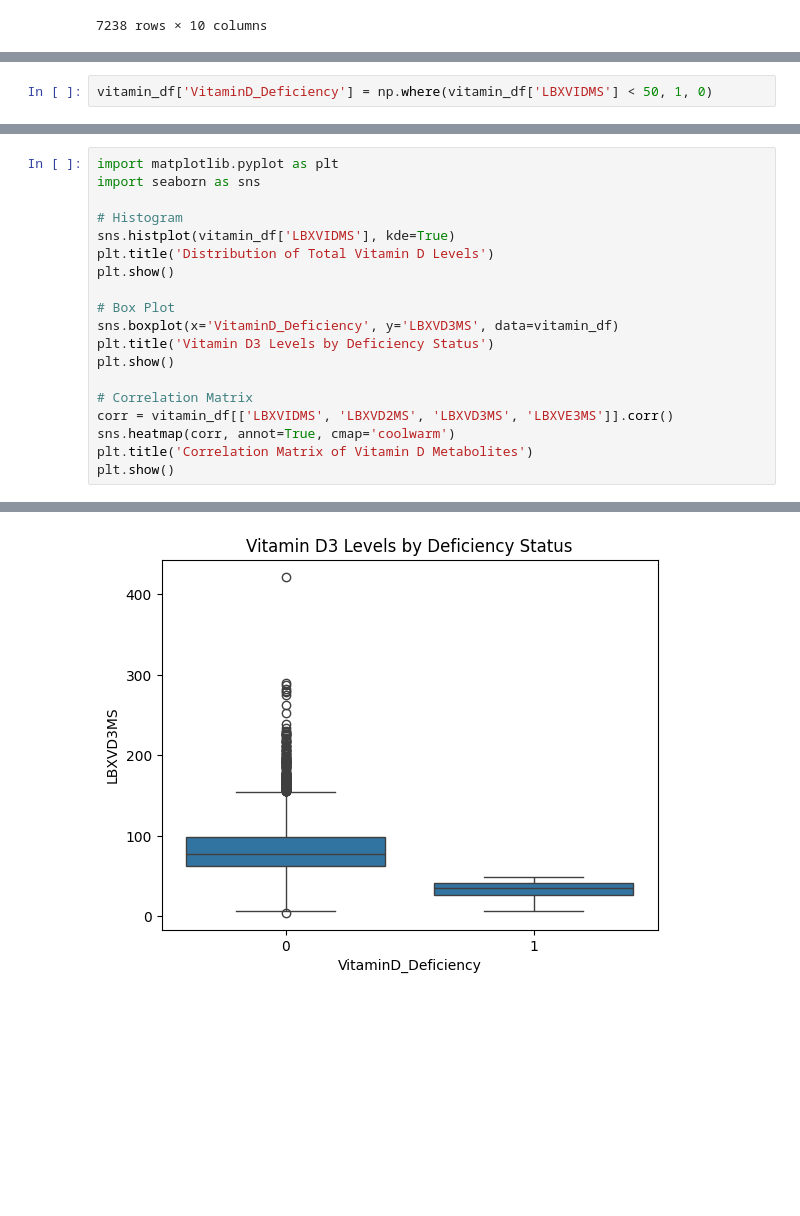
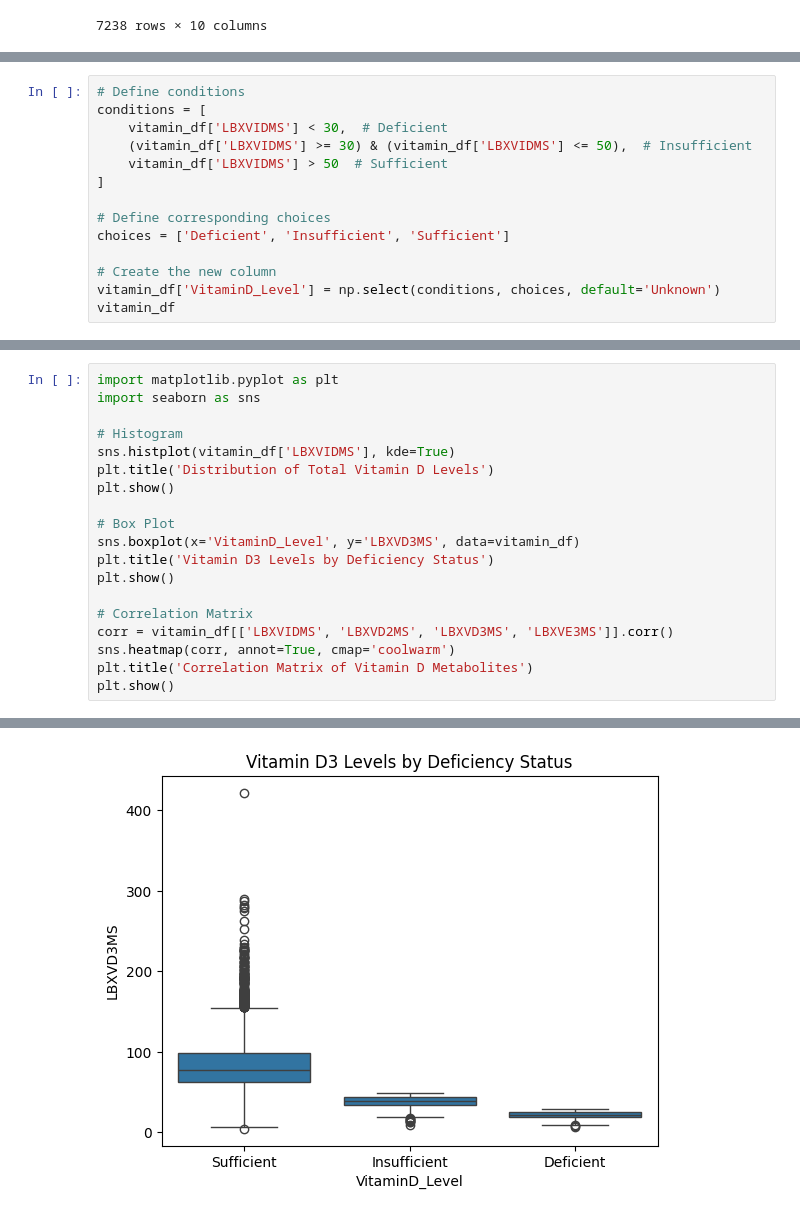
Before and after one commit to y00628/dpml-nhanes-vitamin, a Jupyter notebook: nhanes-data-dpml.ipynb, the cells around one changed output, grey strips where cells are left out. Drawn from its saved outputs; the diff is of its cells as text; blank space fills up the shorter version.

```diff
--- a/nhanes-data-dpml.ipynb
+++ b/nhanes-data-dpml.ipynb
@@ -63,2 +76,14 @@ vitamin_df.loc[vitamin_df['LBDVE3LC'] == 1, 'LBXVE3MS'] = LLOD_eVD3 / np.sqrt(2)
-# %%
-vitamin_df['VitaminD_Deficiency'] = np.where(vitamin_df['LBXVIDMS'] < 50, 1, 0)
+# %%
+# Define conditions
+conditions = [
+    vitamin_df['LBXVIDMS'] < 30,  # Deficient
+    (vitamin_df['LBXVIDMS'] >= 30) & (vitamin_df['LBXVIDMS'] <= 50),  # Insufficient
+    vitamin_df['LBXVIDMS'] > 50  # Sufficient
+]
+
+# Define corresponding choices
+choices = ['Deficient', 'Insufficient', 'Sufficient']
+
+# Create the new column
+vitamin_df['VitaminD_Level'] = np.select(conditions, choices, default='Unknown')
+vitamin_df
@@ -77,25 +121,25 @@ max     424.000000   228.000000   422.000000    62.800000             1.000000
 # %%
 import matplotlib.pyplot as plt
 import seaborn as sns
 
 # Histogram
 sns.histplot(vitamin_df['LBXVIDMS'], kde=True)
 plt.title('Distribution of Total Vitamin D Levels')
 plt.show()
 
 # Box Plot
-sns.boxplot(x='VitaminD_Deficiency', y='LBXVD3MS', data=vitamin_df)
+sns.boxplot(x='VitaminD_Level', y='LBXVD3MS', data=vitamin_df)
 plt.title('Vitamin D3 Levels by Deficiency Status')
 plt.show()
 
 # Correlation Matrix
 corr = vitamin_df[['LBXVIDMS', 'LBXVD2MS', 'LBXVD3MS', 'LBXVE3MS']].corr()
 sns.heatmap(corr, annot=True, cmap='coolwarm')
 plt.title('Correlation Matrix of Vitamin D Metabolites')
 plt.show()
 # %% [output]
 [figure]
-[figure, old version]
+[figure, new version]
 [figure]
 # %%
 from sklearn.model_selection import train_test_split
```
Also changed, not shown: parts of 6 cells of this notebook, 1 other file.
